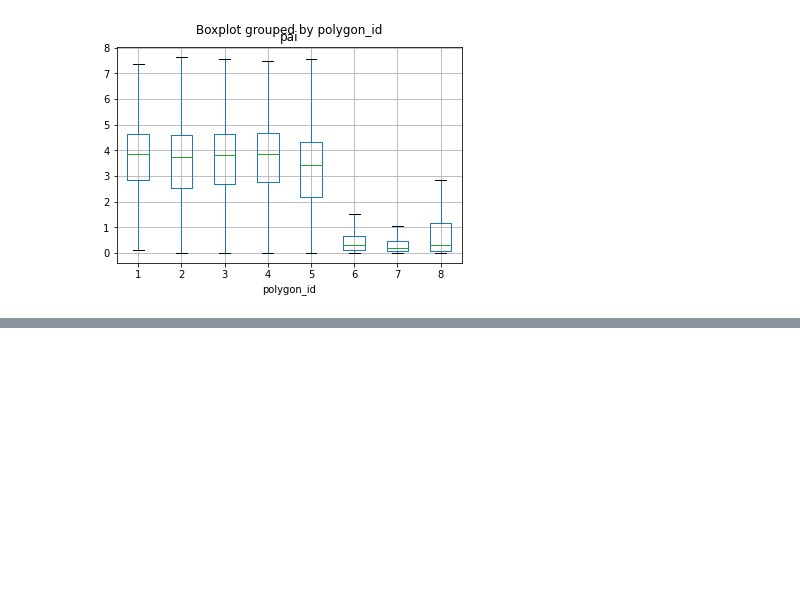
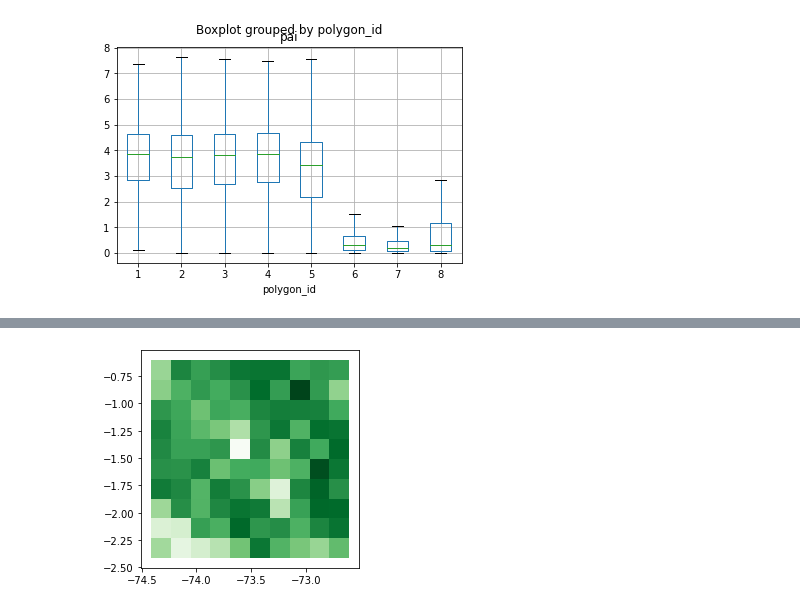
Before and after one commit to 4C-Guided-Team-Challenge/drought-with-gedi, a Jupyter notebook: notebooks/exploratory/EcosystemClustering.ipynb, the cells around one changed output, grey strips where cells are left out. Cells and saved outputs as stored; diff of their text form; code cells hidden in the pictures; blank space fills up the shorter version.

```diff
--- a/notebooks/exploratory/EcosystemClustering.ipynb
+++ b/notebooks/exploratory/EcosystemClustering.ipynb
@@ -327,0 +382,14 @@ gedi_csv.boxplot(column="pai",by="polygon_id",showfliers=False)
+# %%
+def rasterise_polygon(r, df, shape, polygon):
+
+    df = df[df["polygon_id"] == polygon]
+    geometry = shape.geometry[polygon - 1]
+
+    minx, miny, maxx, maxy = geometry.bounds
+    stepx = (maxx - minx) / r
+    stepy = (maxy - miny) / r
+
+    df['x'] = ((df['lon_lowestmode'] - minx) / stepx).apply(np.floor)
+    df['y'] = ((maxy - df['lat_lowestmode']) / stepy).apply(np.floor)
+
+    return df
@@ -327,0 +445,2 @@ gedi_csv.boxplot(column="pai",by="polygon_id",showfliers=False)
+# %%
+grid = rasterise_polygon(10, gedi_csv, shape, 1)
@@ -327,0 +458,4 @@ gedi_csv.boxplot(column="pai",by="polygon_id",showfliers=False)
+# %%
+plot_raster(grid, 10, shape, 1, 'pai')
+# %% [output]
+[figure, added]
```
Also changed, not shown: parts of 16 cells of this notebook, 1 other file.
